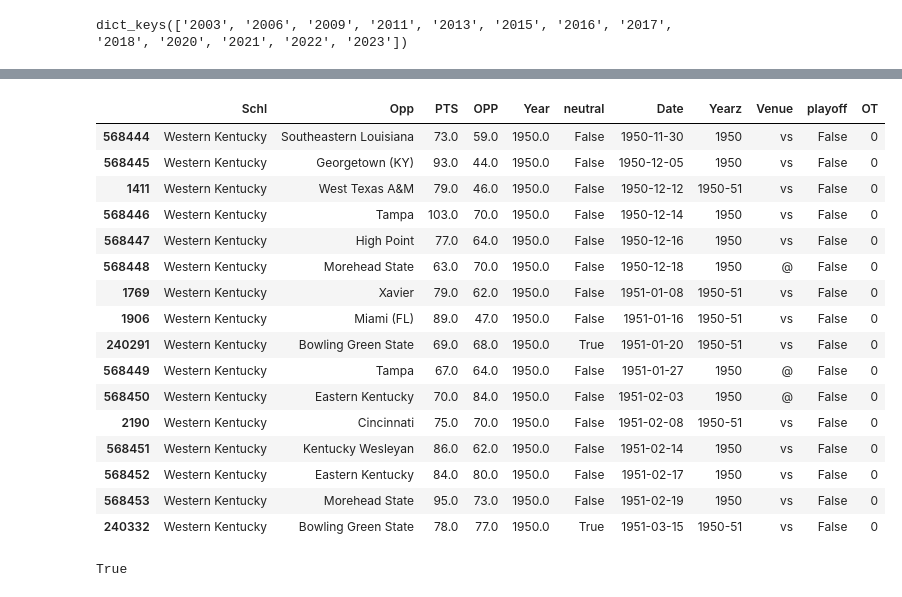
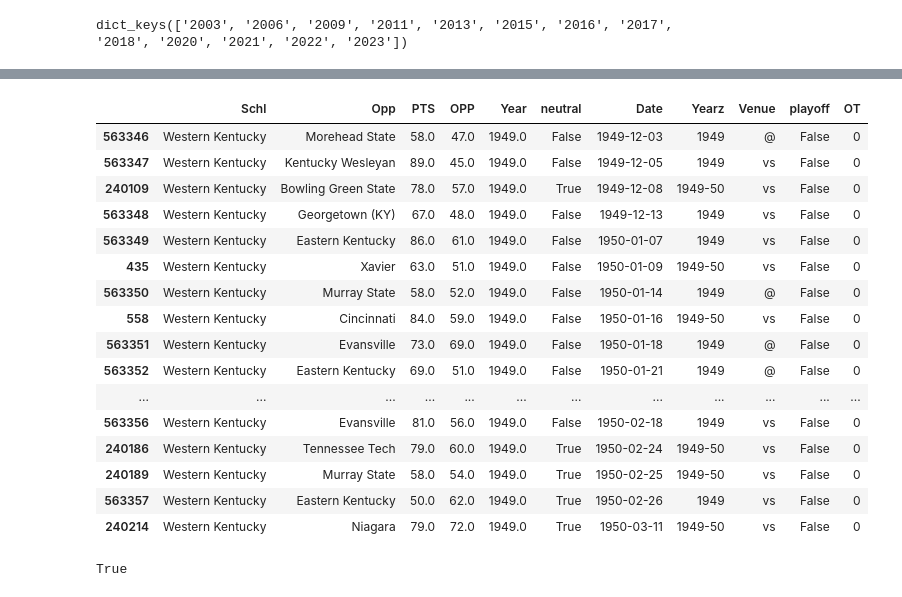
Before and after one commit to easella/ncaabelos, a Jupyter notebook: ncaab-for-free.ipynb, the cells around one changed output, grey strips where cells are left out. Saved outputs shown, nothing was run; the diff lists cells and outputs as text; code cells hidden in the pictures.

```diff
--- a/ncaab-for-free.ipynb
+++ b/ncaab-for-free.ipynb
@@ -1976,26 +1969,26 @@ for row in df22.itertuples():
         thearr.append([s,o,row.PTS,row.OPP,row.Year,row.neutral,row.Date,row.Year,row.Venue])
     names.add(name)
 # %%
-io=df22[df22.Year==1950]
+io=df22[df22.Year==1949]
 io[io.Schl=='Western Kentucky']
 # %% [output]
 |  | Schl | Opp | PTS | OPP | Year | neutral | Date | Yearz | Venue | playoff | OT |
-| 568444 | Western Kentucky | Southeastern Louisiana | 73.0 | 59.0 | 1950.0 | False | 1950-11-30 | 1950 | vs | False | 0 |
-| 568445 | Western Kentucky | Georgetown (KY) | 93.0 | 44.0 | 1950.0 | False | 1950-12-05 | 1950 | vs | False | 0 |
-| 1411 | Western Kentucky | West Texas A&M | 79.0 | 46.0 | 1950.0 | False | 1950-12-12 | 1950-51 | vs | False | 0 |
-| 568446 | Western Kentucky | Tampa | 103.0 | 70.0 | 1950.0 | False | 1950-12-14 | 1950 | vs | False | 0 |
-| 568447 | Western Kentucky | High Point | 77.0 | 64.0 | 1950.0 | False | 1950-12-16 | 1950 | vs | False | 0 |
-| 568448 | Western Kentucky | Morehead State | 63.0 | 70.0 | 1950.0 | False | 1950-12-18 | 1950 | @ | False | 0 |
-| 1769 | Western Kentucky | Xavier | 79.0 | 62.0 | 1950.0 | False | 1951-01-08 | 1950-51 | vs | False | 0 |
-| 1906 | Western Kentucky | Miami (FL) | 89.0 | 47.0 | 1950.0 | False | 1951-01-16 | 1950-51 | vs | False | 0 |
-| 240291 | Western Kentucky | Bowling Green State | 69.0 | 68.0 | 1950.0 | True | 1951-01-20 | 1950-51 | vs | False | 0 |
-| 568449 | Western Kentucky | Tampa | 67.0 | 64.0 | 1950.0 | False | 1951-01-27 | 1950 | @ | False | 0 |
-| 568450 | Western Kentucky | Eastern Kentucky | 70.0 | 84.0 | 1950.0 | False | 1951-02-03 | 1950 | @ | False | 0 |
-| 2190 | Western Kentucky | Cincinnati | 75.0 | 70.0 | 1950.0 | False | 1951-02-08 | 1950-51 | vs | False | 0 |
-| 568451 | Western Kentucky | Kentucky Wesleyan | 86.0 | 62.0 | 1950.0 | False | 1951-02-14 | 1950 | vs | False | 0 |
-| 568452 | Western Kentucky | Eastern Kentucky | 84.0 | 80.0 | 1950.0 | False | 1951-02-17 | 1950 | vs | False | 0 |
-| 568453 | Western Kentucky | Morehead State | 95.0 | 73.0 | 1950.0 | False | 1951-02-19 | 1950 | vs | False | 0 |
-| 240332 | Western Kentucky | Bowling Green State | 78.0 | 77.0 | 1950.0 | True | 1951-03-15 | 1950-51 | vs | False | 0 |
+| 563346 | Western Kentucky | Morehead State | 58.0 | 47.0 | 1949.0 | False | 1949-12-03 | 1949 | @ | False | 0 |
+| 563347 | Western Kentucky | Kentucky Wesleyan | 89.0 | 45.0 | 1949.0 | False | 1949-12-05 | 1949 | vs | False | 0 |
+| 240109 | Western Kentucky | Bowling Green State | 78.0 | 57.0 | 1949.0 | True | 1949-12-08 | 1949-50 | vs | False | 0 |
+| 563348 | Western Kentucky | Georgetown (KY) | 67.0 | 48.0 | 1949.0 | False | 1949-12-13 | 1949 | vs | False | 0 |
+| 563349 | Western Kentucky | Eastern Kentucky | 86.0 | 61.0 | 1949.0 | False | 1950-01-07 | 1949 | vs | False | 0 |
+| 435 | Western Kentucky | Xavier | 63.0 | 51.0 | 1949.0 | False | 1950-01-09 | 1949-50 | vs | False | 0 |
+| 563350 | Western Kentucky | Murray State | 58.0 | 52.0 | 1949.0 | False | 1950-01-14 | 1949 | @ | False | 0 |
+| 558 | Western Kentucky | Cincinnati | 84.0 | 59.0 | 1949.0 | False | 1950-01-16 | 1949-50 | vs | False | 0 |
+| 563351 | Western Kentucky | Evansville | 73.0 | 69.0 | 1949.0 | False | 1950-01-18 | 1949 | @ | False | 0 |
+| 563352 | Western Kentucky | Eastern Kentucky | 69.0 | 51.0 | 1949.0 | False | 1950-01-21 | 1949 | @ | False | 0 |
+| ... | ... | ... | ... | ... | ... | ... | ... | ... | ... | ... | ... |
+| 563356 | Western Kentucky | Evansville | 81.0 | 56.0 | 1949.0 | False | 1950-02-18 | 1949 | vs | False | 0 |
+| 240186 | Western Kentucky | Tennessee Tech | 79.0 | 60.0 | 1949.0 | True | 1950-02-24 | 1949-50 | vs | False | 0 |
+| 240189 | Western Kentucky | Murray State | 58.0 | 54.0 | 1949.0 | True | 1950-02-25 | 1949-50 | vs | False | 0 |
+| 563357 | Western Kentucky | Eastern Kentucky | 50.0 | 62.0 | 1949.0 | True | 1950-02-26 | 1949 | vs | False | 0 |
+| 240214 | Western Kentucky | Niagara | 79.0 | 72.0 | 1949.0 | True | 1950-03-11 | 1949-50 | vs | False | 0 |
 # %%
 'Murray State' in years[1950]
 # %% [output]
```
Also changed, not shown: parts of 13 cells of this notebook.
